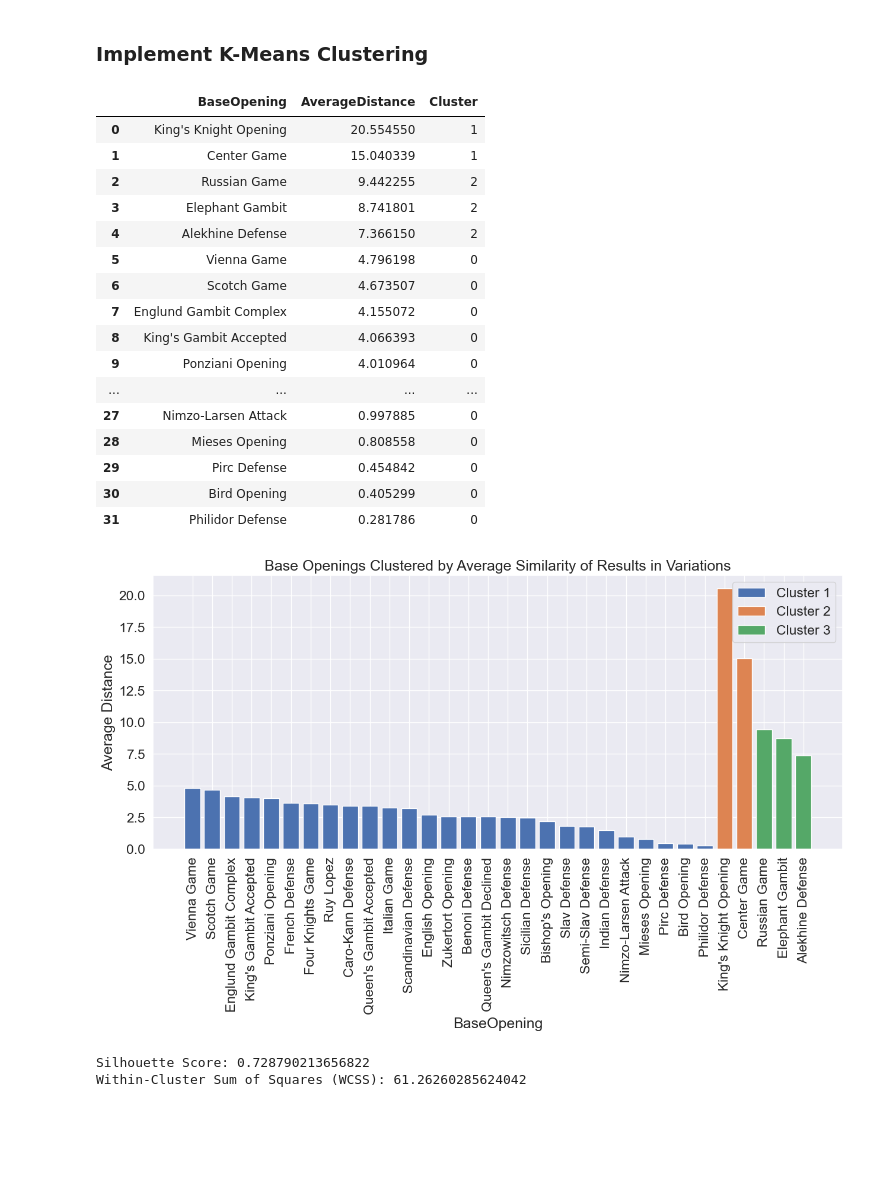
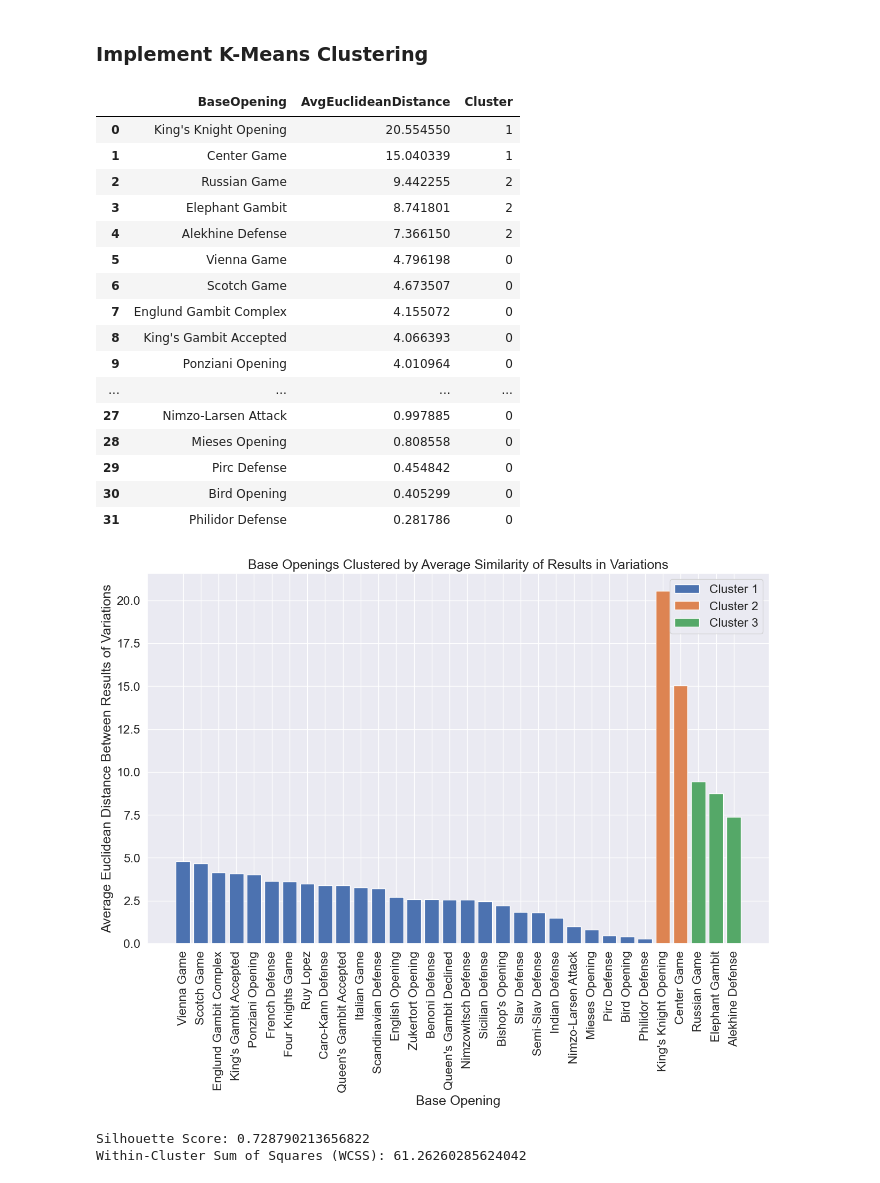
Before and after one commit to IsaacCheng9/machine-learning-in-chess, a Jupyter notebook: src/analyse_chess_data.ipynb, the cells around one changed output. Cells and saved outputs as stored; diff of their text form; code cells hidden in the pictures; blank space fills up the shorter version.

```diff
--- a/src/analyse_chess_data.ipynb
+++ b/src/analyse_chess_data.ipynb
@@ -2745,7 +2747,7 @@ display(average_distances_sorted)
 # %% [markdown]
 ### Calculate Optimal Number of Clusters
 # %%
-data = average_distances_sorted[["AverageDistance"]]
+data = avg_distances_sorted[["AvgEuclideanDistance"]]
 
 # Determine the range of cluster numbers to test.
 min_clusters = 2
@@ -2797,67 +2799,65 @@ display(table_of_silhouette_scores.style.hide_index())
 # %% [markdown]
 ### Implement K-Means Clustering
 # %%
-data = average_distances_sorted[["AverageDistance"]]
-# Choose the number of clusters, for this example, let's assume we want to cluster into 3 groups
+# Fit the K-means clustering model
+data = avg_distances_sorted[["AvgEuclideanDistance"]]
 n_clusters = 3
-# Fit the K-means clustering model
 kmeans = KMeans(n_clusters=n_clusters, init="k-means++", random_state=69)
 kmeans.fit(data)
 
-# Add the cluster labels to the filtered data
+# Add the cluster labels to the filtered data.
 data["Cluster"] = kmeans.labels_
-# Merge the cluster labels back to the original DataFrame
-average_distances_sorted_clusters = average_distances_sorted.merge(
+# Merge the cluster labels back to the original DataFrame.
+avg_distances_sorted_clusters = avg_distances_sorted.merge(
     data["Cluster"], left_index=True, right_index=True, how="left"
 )
-# Drop rows with NaN values in 'AverageDistance' after merging
-average_distances_sorted_clusters = average_distances_sorted_clusters.dropna(
-    subset=["AverageDistance"]
+# Drop rows with NaN values in 'AvgEuclideanDistance' after merging
+avg_distances_sorted_clusters = avg_distances_sorted_clusters.dropna(
+    subset=["AvgEuclideanDistance"]
 )
-average_distances_sorted_clusters.reset_index(drop=True, inplace=True)
-# Display the clustered BaseOpenings
-display(average_distances_sorted_clusters)
+avg_distances_sorted_clusters.reset_index(drop=True, inplace=True)
+display(avg_distances_sorted_clusters)
 
 # Visualize the clusters using a bar plot
 sns.set(font_scale=1.5)
-plt.figure(figsize=(15, 6))
+plt.figure(figsize=(15, 9))
 for i in range(n_clusters):
-    cluster_data = average_distances_sorted_clusters[
-        average_distances_sorted_clusters["Cluster"] == i
+    cluster_data = avg_distances_sorted_clusters[
+        avg_distances_sorted_clusters["Cluster"] == i
     ]
     plt.bar(
         cluster_data["BaseOpening"],
-        cluster_data["AverageDistance"],
+        cluster_data["AvgEuclideanDistance"],
         label=f"Cluster {i + 1}",
     )
 plt.title("Base Openings Clustered by Average Similarity of Results in Variations")
-plt.xlabel("BaseOpening")
-plt.ylabel("Average Distance")
+plt.xlabel("Base Opening")
+plt.ylabel("Average Euclidean Distance Between Results of Variations")
 plt.xticks(rotation=90)
 plt.legend()
 plt.show()
 
 # Calculate the silhouette score and WCSS for the clusters.
 print(f"Silhouette Score: {silhouette_score(data, kmeans.labels_)}")
 print(f"Within-Cluster Sum of Squares (WCSS): {kmeans.inertia_}")
 # %% [output]
-|  | BaseOpening | AverageDistance | Cluster |
+|  | BaseOpening | AvgEuclideanDistance | Cluster |
 | 0 | King's Knight Opening | 20.554550 | 1 |
 | 1 | Center Game | 15.040339 | 1 |
 | 2 | Russian Game | 9.442255 | 2 |
 | 3 | Elephant Gambit | 8.741801 | 2 |
 | 4 | Alekhine Defense | 7.366150 | 2 |
 | 5 | Vienna Game | 4.796198 | 0 |
 | 6 | Scotch Game | 4.673507 | 0 |
 | 7 | Englund Gambit Complex | 4.155072 | 0 |
 | 8 | King's Gambit Accepted | 4.066393 | 0 |
 | 9 | Ponziani Opening | 4.010964 | 0 |
 | ... | ... | ... | ... |
 | 27 | Nimzo-Larsen Attack | 0.997885 | 0 |
 | 28 | Mieses Opening | 0.808558 | 0 |
 | 29 | Pirc Defense | 0.454842 | 0 |
 | 30 | Bird Opening | 0.405299 | 0 |
 | 31 | Philidor Defense | 0.281786 | 0 |
-[figure, old version]
+[figure, new version]
 Silhouette Score: 0.728790213656822
 Within-Cluster Sum of Squares (WCSS): 61.26260285624042
```
Also changed, not shown: parts of 2 cells of this notebook.
